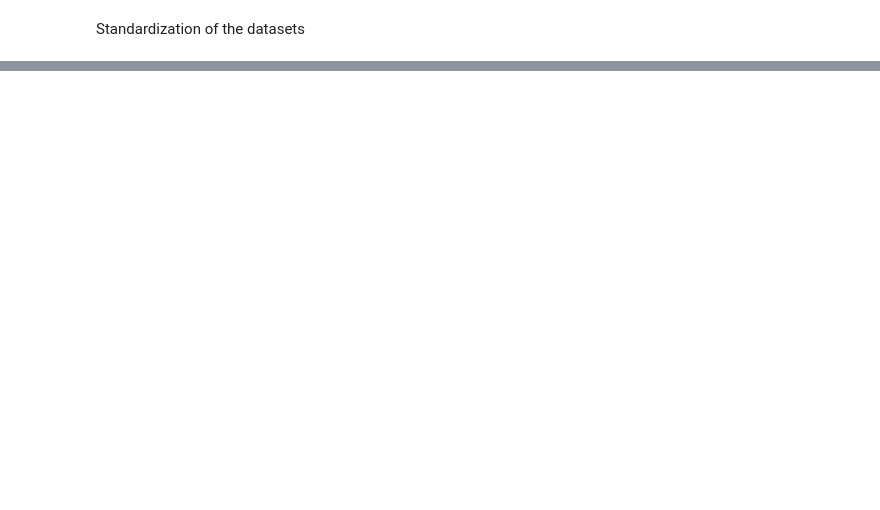
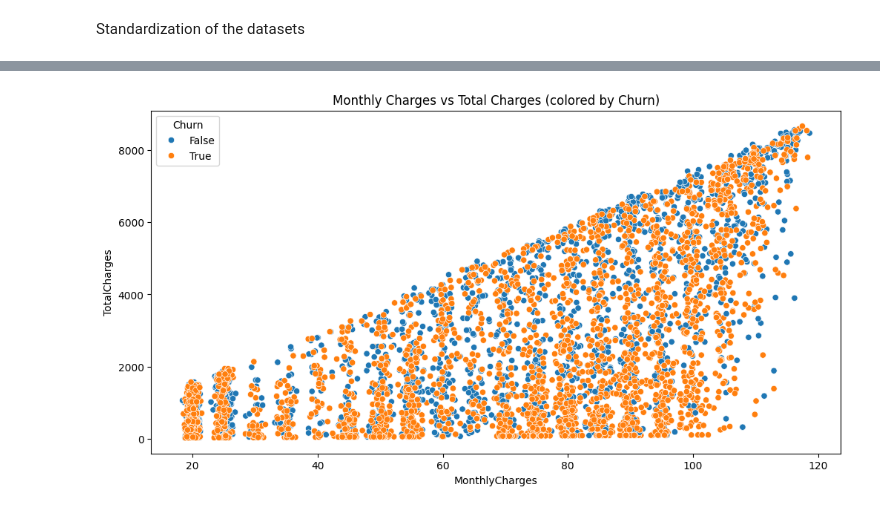
Before and after one commit to mwakabrian/LP2_Telco_customer_churn_Classification_Project, a Jupyter notebook: lp2_telco_customer_churn.ipynb, the cells around one changed output, grey strips where cells are left out. Drawn from its saved outputs; the diff is of its cells as text; code cells hidden in the pictures; blank space fills up the shorter version.

```diff
--- a/lp2_telco_customer_churn.ipynb
+++ b/lp2_telco_customer_churn.ipynb
@@ -1155,0 +608,29 @@ The evaluation metrics, including accuracy, precision, recall, F1 score, and are
+# %%
+# Convert 'Churn' column to boolean
+combined_data['Churn'] = combined_data['Churn'].astype(bool)
+
+# Descriptive statistics
+monthly_churned = combined_data.loc[combined_data['Churn'], 'MonthlyCharges']
+monthly_non_churned = combined_data.loc[~combined_data['Churn'], 'MonthlyCharges']
+
+total_churned = combined_data.loc[combined_data['Churn'], 'TotalCharges']
+total_non_churned = combined_data.loc[~combined_data['Churn'], 'TotalCharges']
+
+
+# Combining the subsets into a DataFrame
+monthly_descriptive_stats = pd.DataFrame({
+    'Churned': monthly_churned.describe().round(2),
+    'Non-Churned': monthly_non_churned.describe().round(2)
+})
+
+total_descriptive_stats = pd.DataFrame({
+    'Churned': total_churned.describe().round(2),
+    'Non-Churned': total_non_churned.describe().round(2)
+})
+
+# Display the descriptive statistics
+print("Monthly Charges:")
+print(monthly_descriptive_stats.T)
+
+print("\nTotal Charges:")
+total_descriptive_stats.T
@@ -1155,0 +647,8 @@ The evaluation metrics, including accuracy, precision, recall, F1 score, and are
+# %%
+# Visualize the relationship
+plt.figure(figsize=(12, 6))
+sns.scatterplot(x='MonthlyCharges', y='TotalCharges', data=combined_data, hue='Churn')
+plt.title('Monthly Charges vs Total Charges (colored by Churn)')
+plt.show()
+# %% [output]
+[figure, added]
```
Also changed, not shown: parts of 341 cells of this notebook, 11 other files.
